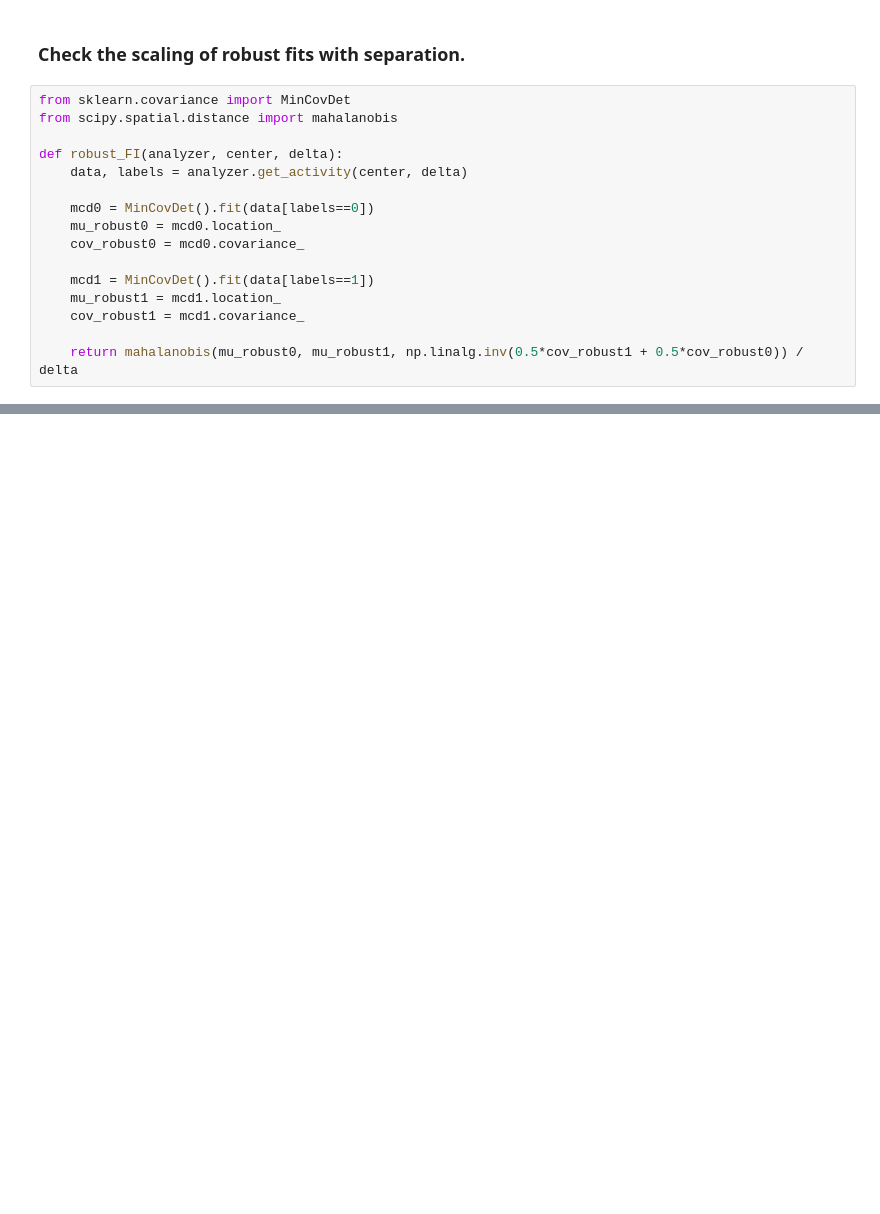
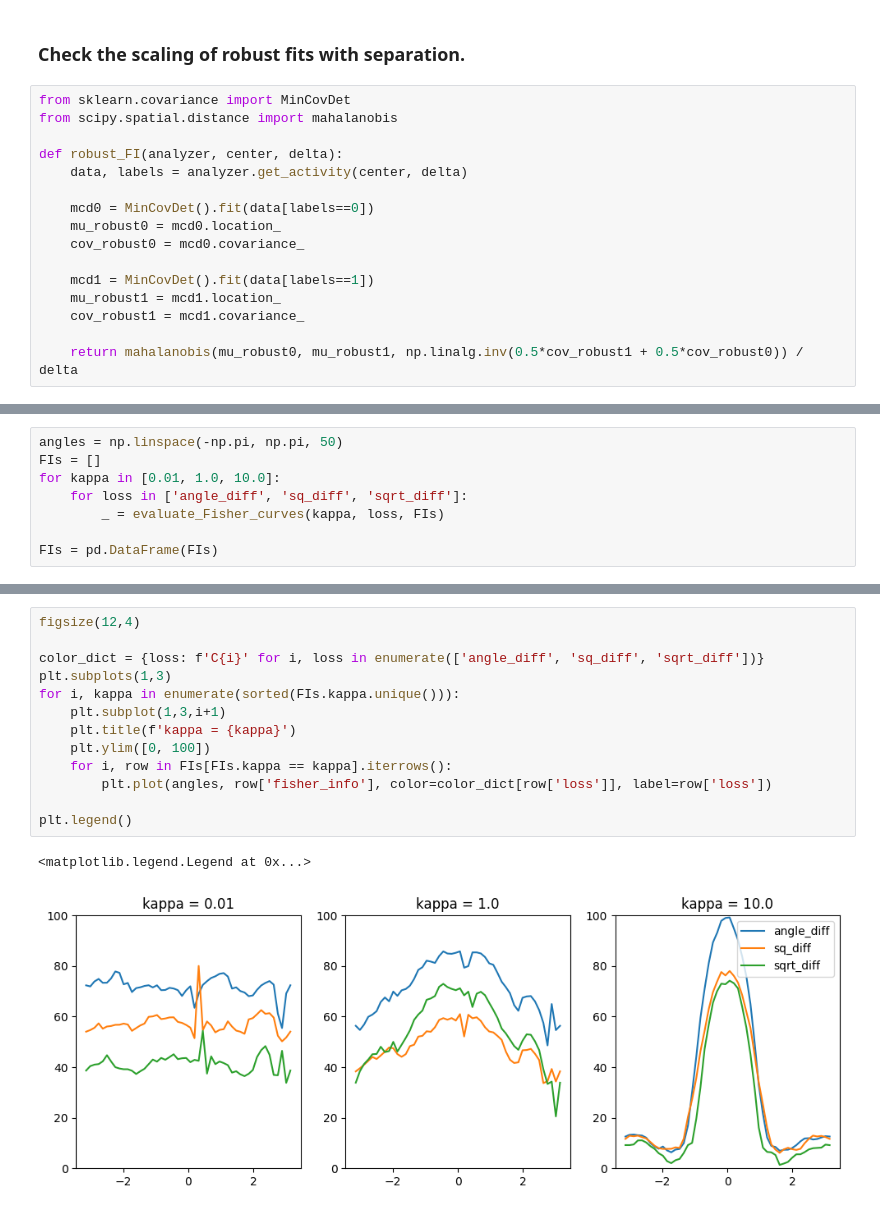
Before and after one commit to lrast/angleFinetuning, a Jupyter notebook: notebooks/0.0-NotesFromInitial.ipynb, the cells around one changed output, grey strips where cells are left out. Saved outputs shown, nothing was run; the diff lists cells and outputs as text; blank space fills up the shorter version.

```diff
--- a/notebooks/0.0-NotesFromInitial.ipynb
+++ b/notebooks/0.0-NotesFromInitial.ipynb
@@ -690,0 +744,8 @@ plt.plot(deltas, np.array(FIs)*deltas)
+# %%
+angles = np.linspace(-np.pi, np.pi, 50)
+FIs = []
+for kappa in [0.01, 1.0, 10.0]:
+    for loss in ['angle_diff', 'sq_diff', 'sqrt_diff']:
+        _ = evaluate_Fisher_curves(kappa, loss, FIs)
+
+FIs = pd.DataFrame(FIs)
@@ -690,0 +765,16 @@ plt.plot(deltas, np.array(FIs)*deltas)
+# %%
+figsize(12,4)
+
+color_dict = {loss: f'C{i}' for i, loss in enumerate(['angle_diff', 'sq_diff', 'sqrt_diff'])}
+plt.subplots(1,3)
+for i, kappa in enumerate(sorted(FIs.kappa.unique())):
+    plt.subplot(1,3,i+1)
+    plt.title(f'kappa = {kappa}')
+    plt.ylim([0, 100])
+    for i, row in FIs[FIs.kappa == kappa].iterrows():
+        plt.plot(angles, row['fisher_info'], color=color_dict[row['loss']], label=row['loss'])
+
+plt.legend()
+# %% [output]
+<matplotlib.legend.Legend at 0x...>
+[figure, added]
```
Also changed, not shown: parts of 14 cells of this notebook, 3 other files.
